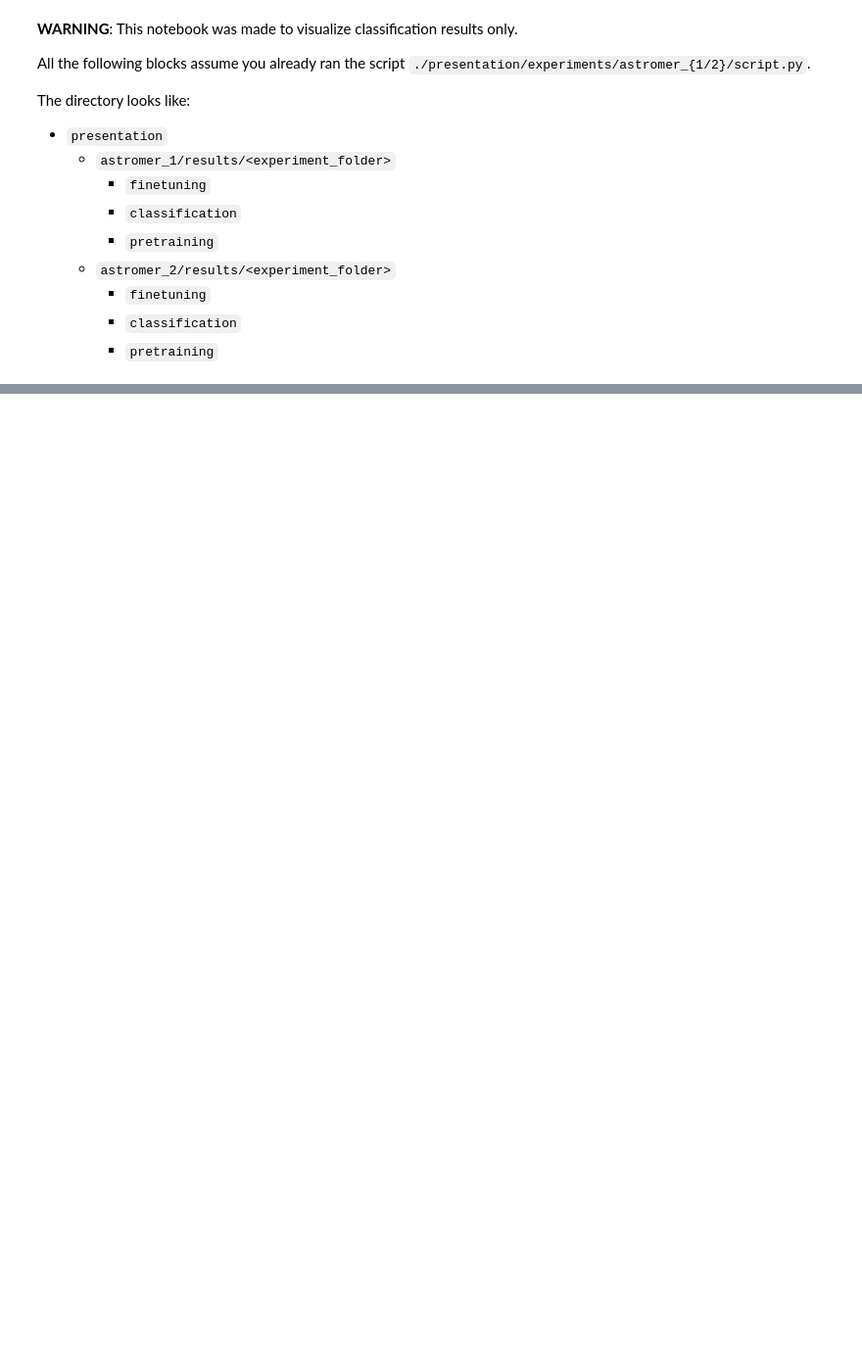
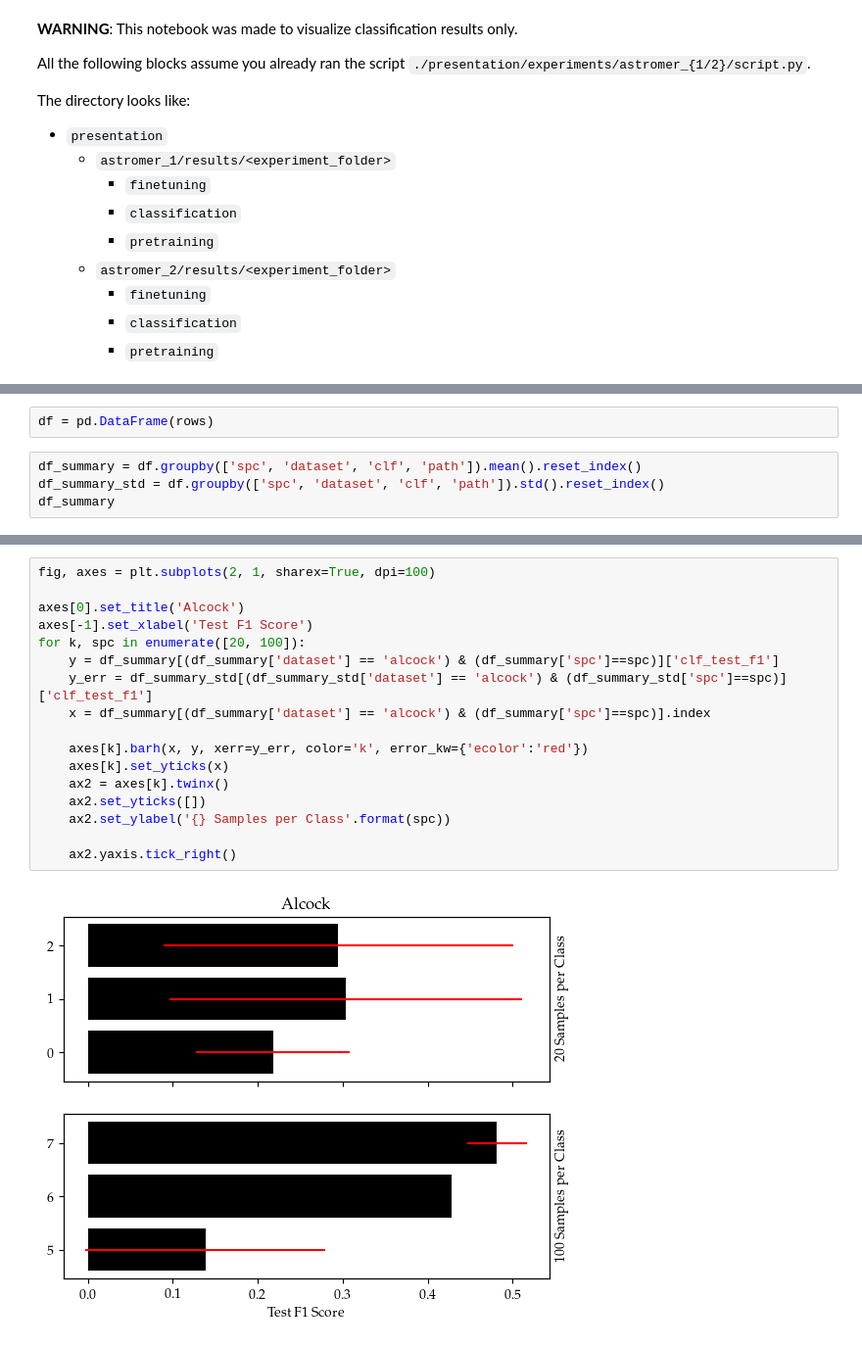
Before and after one commit to cridonoso/astromer, a Jupyter notebook: presentation/notebooks/comparing_models.ipynb, the cells around one changed output, grey strips where cells are left out. Shown at 98% size. Drawn from its saved outputs; the diff is of its cells as text; blank space fills up the shorter version.

```diff
--- a/presentation/notebooks/comparing_models.ipynb
+++ b/presentation/notebooks/comparing_models.ipynb
@@ -99,0 +133,6 @@ axes[0].legend(bbox_to_anchor=(1., 1.25), ncol=2)
+# %%
+df = pd.DataFrame(rows)
+# %%
+df_summary = df.groupby(['spc', 'dataset', 'clf', 'path']).mean().reset_index()
+df_summary_std = df.groupby(['spc', 'dataset', 'clf', 'path']).std().reset_index()
+df_summary
@@ -99,0 +151,19 @@ axes[0].legend(bbox_to_anchor=(1., 1.25), ncol=2)
+# %%
+fig, axes = plt.subplots(2, 1, sharex=True, dpi=100)
+
+axes[0].set_title('Alcock')
+axes[-1].set_xlabel('Test F1 Score')
+for k, spc in enumerate([20, 100]):
+    y = df_summary[(df_summary['dataset'] == 'alcock') & (df_summary['spc']==spc)]['clf_test_f1']
+    y_err = df_summary_std[(df_summary_std['dataset'] == 'alcock') & (df_summary_std['spc']==spc)]['clf_test_f1']
+    x = df_summary[(df_summary['dataset'] == 'alcock') & (df_summary['spc']==spc)].index
+
+    axes[k].barh(x, y, xerr=y_err, color='k', error_kw={'ecolor':'red'})
+    axes[k].set_yticks(x)
+    ax2 = axes[k].twinx()
+    ax2.set_yticks([])
+    ax2.set_ylabel('{} Samples per Class'.format(spc))
+
+    ax2.yaxis.tick_right()
+# %% [output]
+[figure, added]
```
Also changed, not shown: parts of 18 cells of this notebook, 2 other files.
